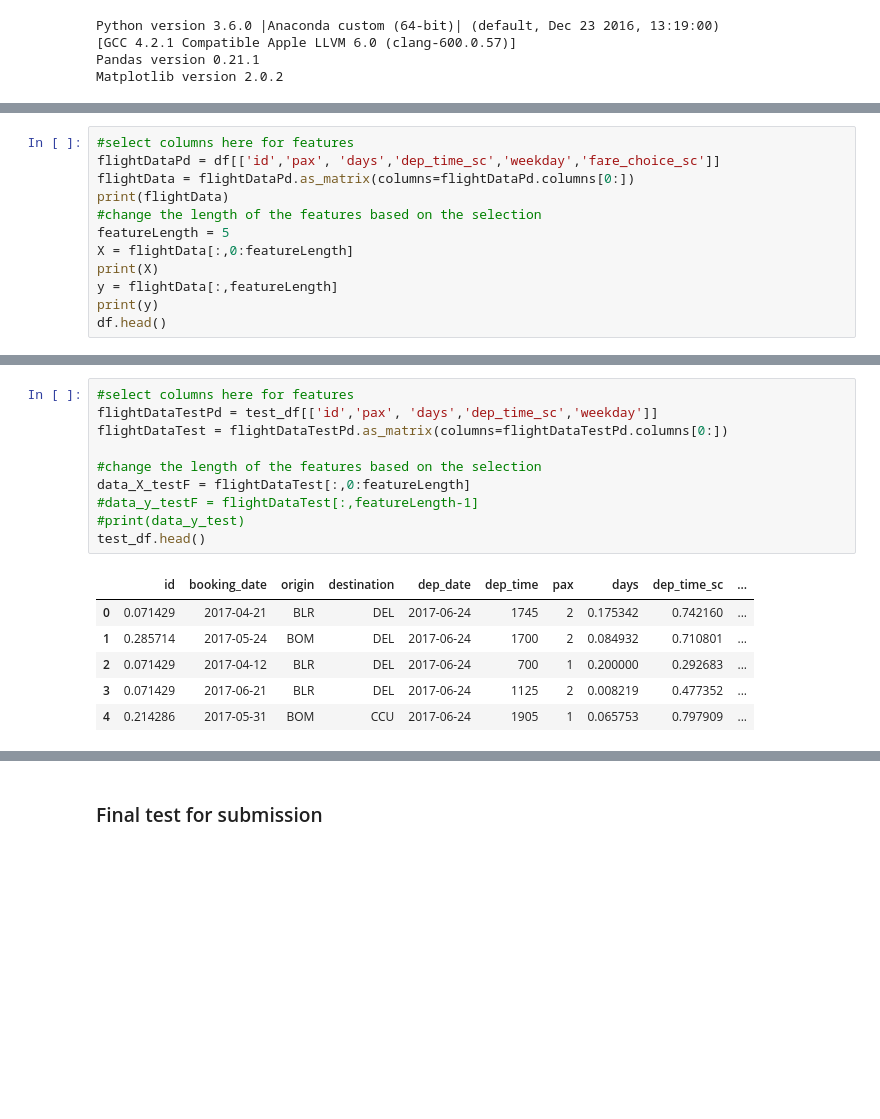
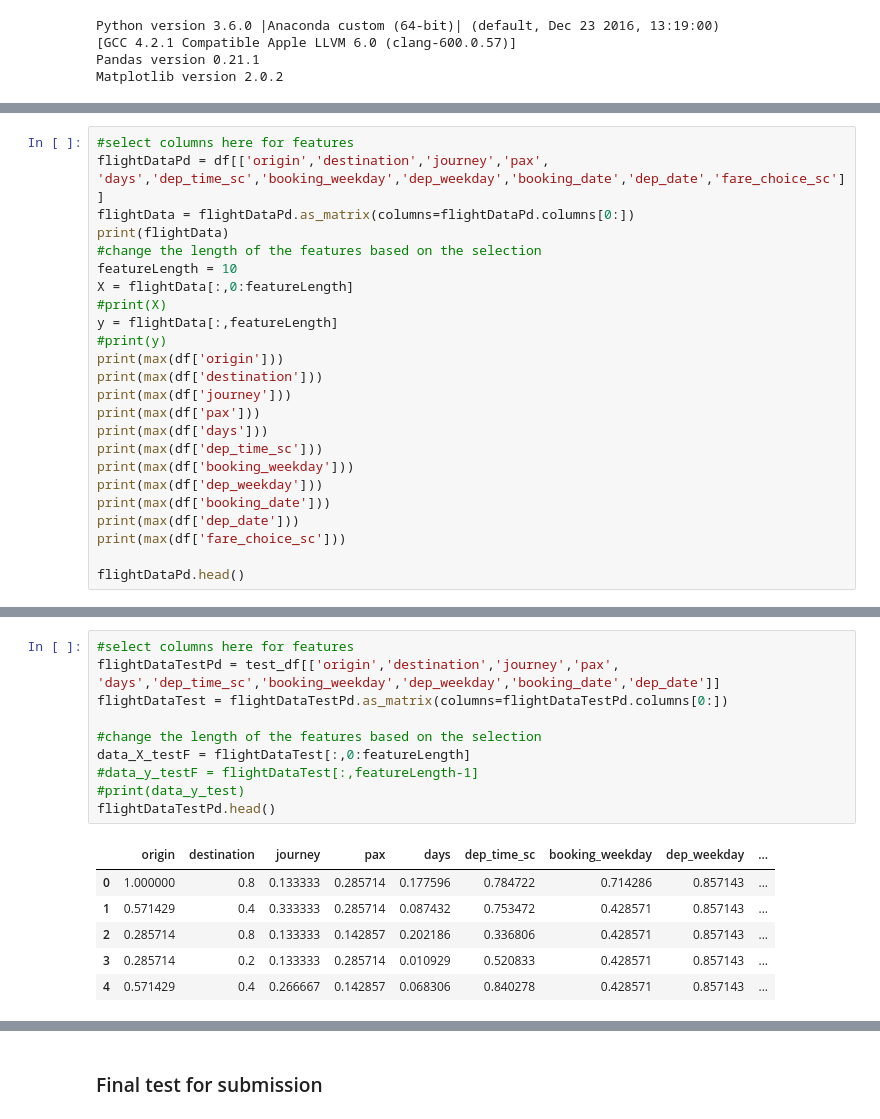
Before and after one commit to eldhoabraham/datathlete, a Jupyter notebook: v2/Datathletics-v2.ipynb, the cells around one changed output, grey strips where cells are left out. Drawn from its saved outputs; the diff is of its cells as text; blank space fills up the shorter version.

```diff
--- a/v2/Datathletics-v2.ipynb
+++ b/v2/Datathletics-v2.ipynb
@@ -79,13 +216,25 @@ df.head(5)
 # %%
 #select columns here for features
-flightDataPd = df[['id','pax', 'days','dep_time_sc','weekday','fare_choice_sc']]
+flightDataPd = df[['origin','destination','journey','pax', 'days','dep_time_sc','booking_weekday','dep_weekday','booking_date','dep_date','fare_choice_sc']]
 flightData = flightDataPd.as_matrix(columns=flightDataPd.columns[0:])
 print(flightData)
 #change the length of the features based on the selection
-featureLength = 5
+featureLength = 10
 X = flightData[:,0:featureLength]
-print(X)
+#print(X)
 y = flightData[:,featureLength]
-print(y)
-df.head()
+#print(y)
+print(max(df['origin']))
+print(max(df['destination']))
+print(max(df['journey']))
+print(max(df['pax']))
+print(max(df['days']))
+print(max(df['dep_time_sc']))
+print(max(df['booking_weekday']))
+print(max(df['dep_weekday']))
+print(max(df['booking_date']))
+print(max(df['dep_date']))
+print(max(df['fare_choice_sc']))
+
+flightDataPd.head()
 # %% [output]
@@ -113,17 +267,17 @@ df.head()
 # %%
 #select columns here for features
-flightDataTestPd = test_df[['id','pax', 'days','dep_time_sc','weekday']]
+flightDataTestPd = test_df[['origin','destination','journey','pax', 'days','dep_time_sc','booking_weekday','dep_weekday','booking_date','dep_date']]
 flightDataTest = flightDataTestPd.as_matrix(columns=flightDataTestPd.columns[0:])
 
 #change the length of the features based on the selection
 data_X_testF = flightDataTest[:,0:featureLength]
 #data_y_testF = flightDataTest[:,featureLength-1]
 #print(data_y_test)
-test_df.head()
+flightDataTestPd.head()
 # %% [output]
-|  | id | booking_date | origin | destination | dep_date | dep_time | pax | days | dep_time_sc | ... |
-| 0 | 0.071429 | 2017-04-21 | BLR | DEL | 2017-06-24 | 1745 | 2 | 0.175342 | 0.742160 | ... |
-| 1 | 0.285714 | 2017-05-24 | BOM | DEL | 2017-06-24 | 1700 | 2 | 0.084932 | 0.710801 | ... |
-| 2 | 0.071429 | 2017-04-12 | BLR | DEL | 2017-06-24 | 700 | 1 | 0.200000 | 0.292683 | ... |
-| 3 | 0.071429 | 2017-06-21 | BLR | DEL | 2017-06-24 | 1125 | 2 | 0.008219 | 0.477352 | ... |
-| 4 | 0.214286 | 2017-05-31 | BOM | CCU | 2017-06-24 | 1905 | 1 | 0.065753 | 0.797909 | ... |
+|  | origin | destination | journey | pax | days | dep_time_sc | booking_weekday | dep_weekday | ... |
+| 0 | 1.000000 | 0.8 | 0.133333 | 0.285714 | 0.177596 | 0.784722 | 0.714286 | 0.857143 | ... |
+| 1 | 0.571429 | 0.4 | 0.333333 | 0.285714 | 0.087432 | 0.753472 | 0.428571 | 0.857143 | ... |
+| 2 | 0.285714 | 0.8 | 0.133333 | 0.142857 | 0.202186 | 0.336806 | 0.428571 | 0.857143 | ... |
+| 3 | 0.285714 | 0.2 | 0.133333 | 0.285714 | 0.010929 | 0.520833 | 0.428571 | 0.857143 | ... |
+| 4 | 0.571429 | 0.4 | 0.266667 | 0.142857 | 0.068306 | 0.840278 | 0.428571 | 0.857143 | ... |
```
Also changed, not shown: parts of 28 cells of this notebook, 1 other file.
